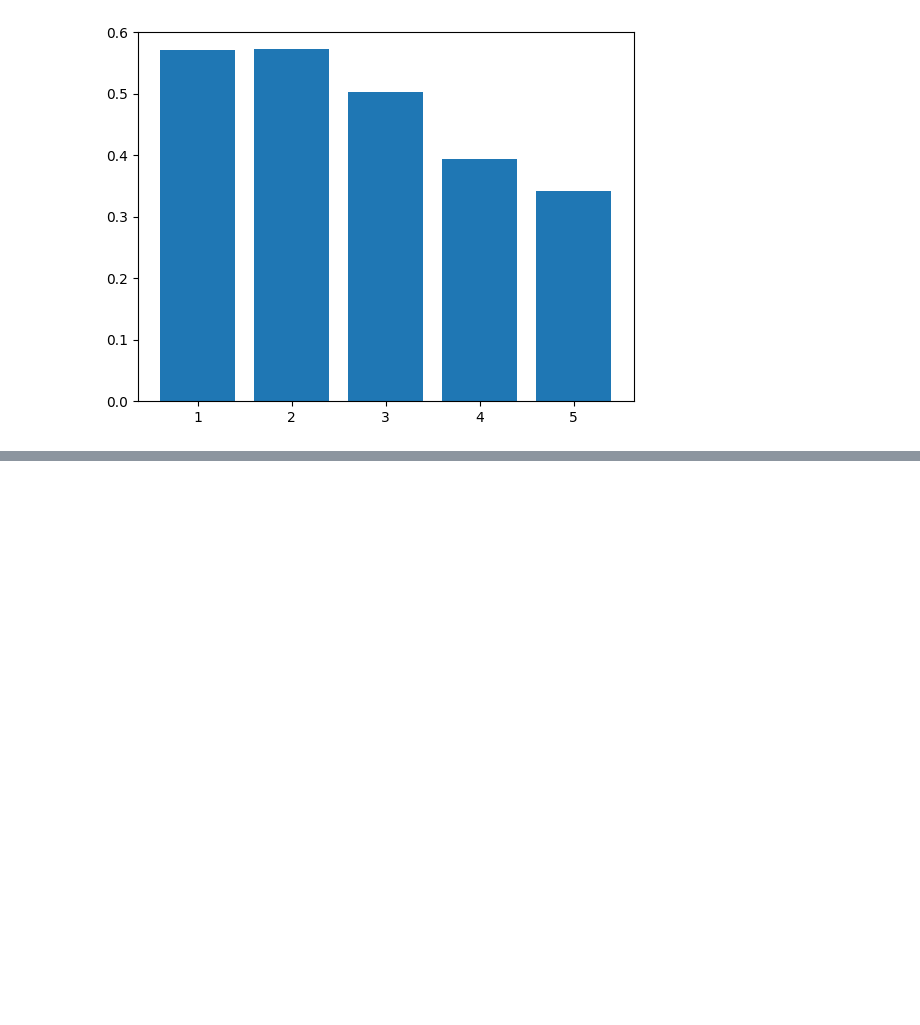
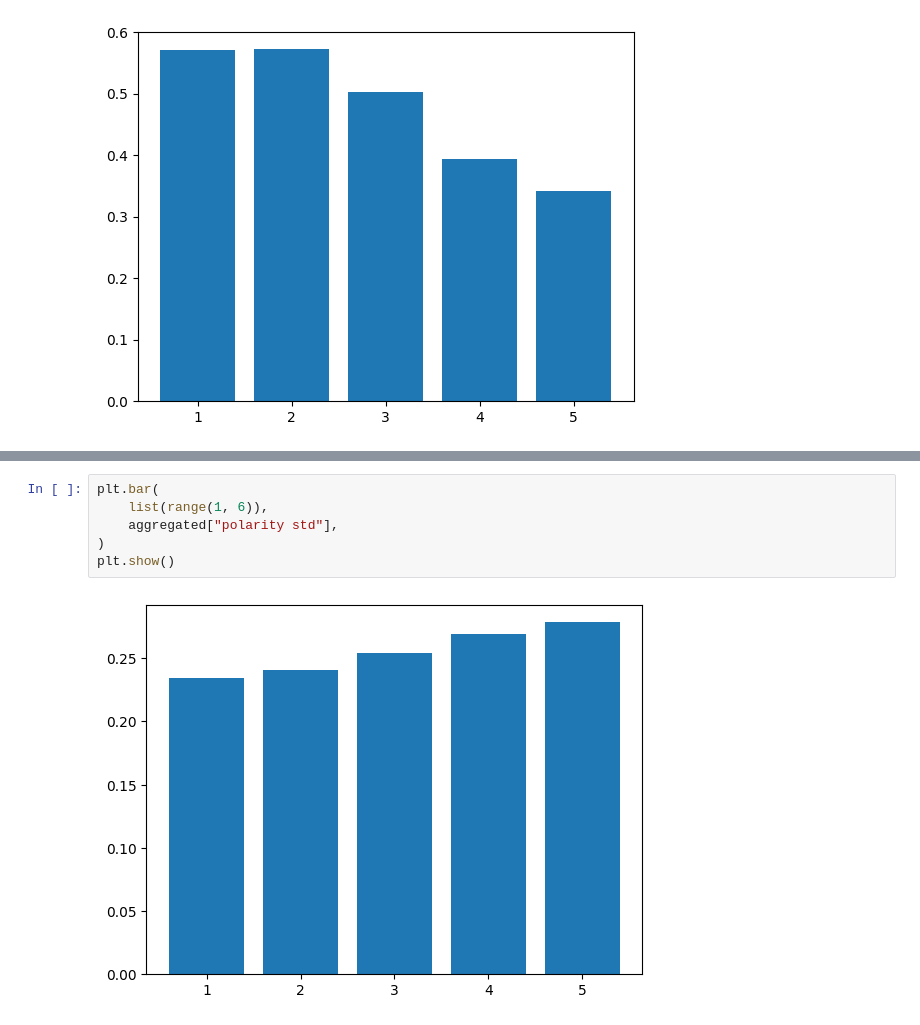
Before and after one commit to RANN9/Amazon-Review-TMEF-Project, a Jupyter notebook: mike.ipynb, the cells around one changed output, grey strips where cells are left out. Cells and saved outputs as stored; diff of their text form; blank space fills up the shorter version.

```diff
--- a/mike.ipynb
+++ b/mike.ipynb
@@ -227,0 +304,8 @@ plt.show()
+# %%
+plt.bar(
+    list(range(1, 6)),
+    aggregated["polarity std"],
+)
+plt.show()
+# %% [output]
+[figure, added]
```
Also changed, not shown: parts of 7 cells of this notebook.
